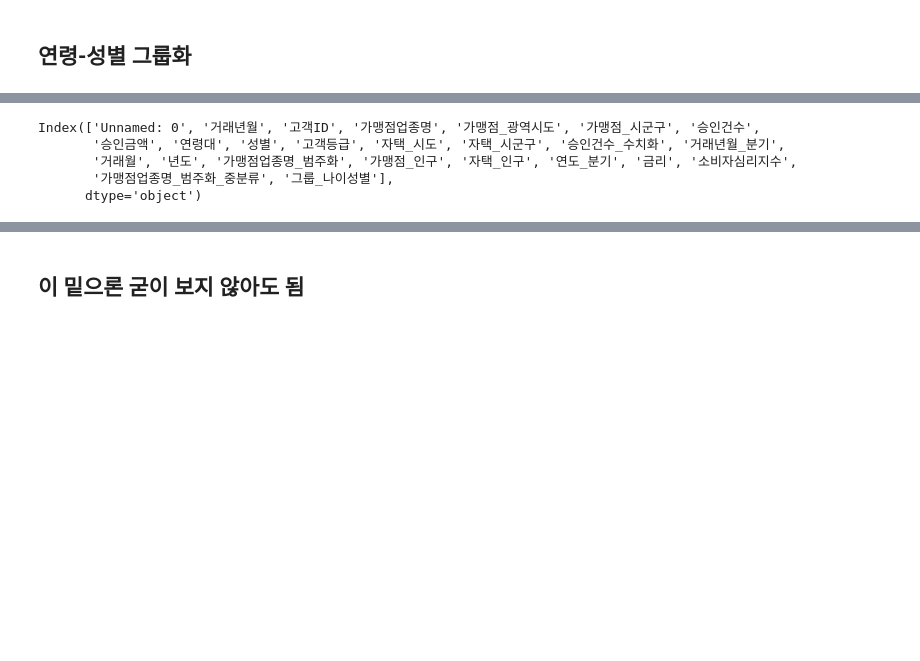
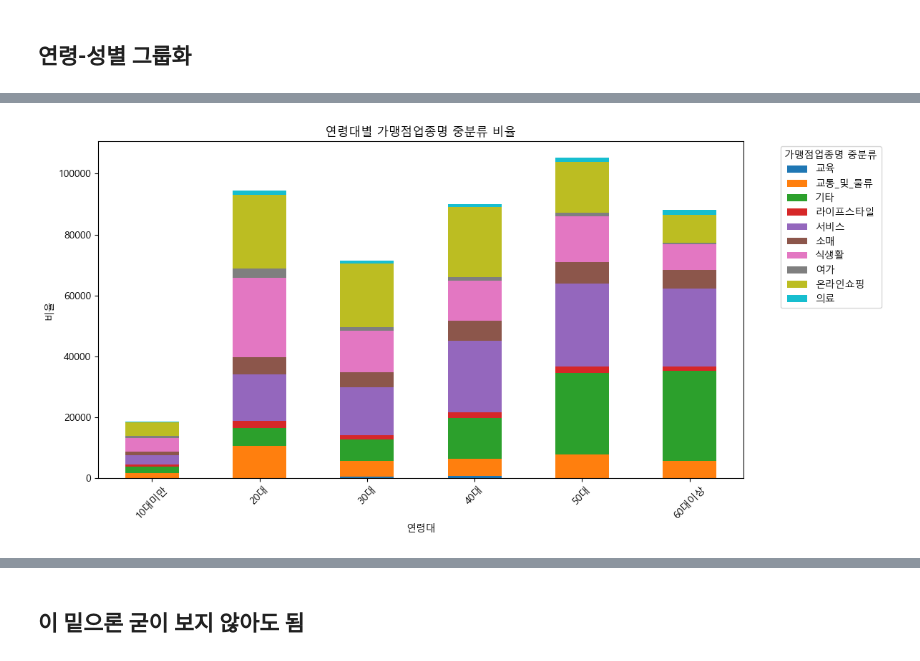
Before and after one commit to shs1018/iM_DiGital_Banker_academy, a Jupyter notebook: projects/iMBank_pj1/data_EDA.ipynb, the cells around one changed output, grey strips where cells are left out. Saved outputs shown, nothing was run; the diff lists cells and outputs as text; code cells hidden in the pictures; blank space fills up the shorter version.

```diff
--- a/projects/iMBank_pj1/data_EDA.ipynb
+++ b/projects/iMBank_pj1/data_EDA.ipynb
@@ -607,8 +447,0 @@ data = age_gender_group(data)
-# %%
-data.columns
-# %% [output]
-Index(['Unnamed: 0', '거래년월', '고객ID', '가맹점업종명', '가맹점_광역시도', '가맹점_시군구', '승인건수',
-       '승인금액', '연령대', '성별', '고객등급', '자택_시도', '자택_시군구', '승인건수_수치화', '거래년월_분기',
-       '거래월', '년도', '가맹점업종명_범주화', '가맹점_인구', '자택_인구', '연도_분기', '금리', '소비자심리지수',
-       '가맹점업종명_범주화_중분류', '그룹_나이성별'],
-      dtype='object')
@@ -614,0 +456,15 @@ Index(['Unnamed: 0', '거래년월', '고객ID', '가맹점업종명', '가맹
+# %%
+# 연령대별 가맹점업종명_범주화_중분류 비율 시각화
+# 성별 고려 안하고 일단 연령별로 주 소비 패턴을 본다.
+age_category_data = data.groupby('연령대')['가맹점업종명_범주화_중분류'].value_counts().unstack()
+
+ax = age_category_data.plot(kind='bar', stacked=True, figsize=(12, 6))
+plt.title('연령대별 가맹점업종명 중분류 비율')
+plt.xlabel('연령대')
+plt.ylabel('비율')
+plt.legend(title='가맹점업종명 중분류', bbox_to_anchor=(1.05, 1), loc='upper left')
+plt.xticks(rotation=45)
+plt.tight_layout()
+plt.show()
+# %% [output]
+[figure, added]
```
Also changed, not shown: parts of 66 cells of this notebook.
